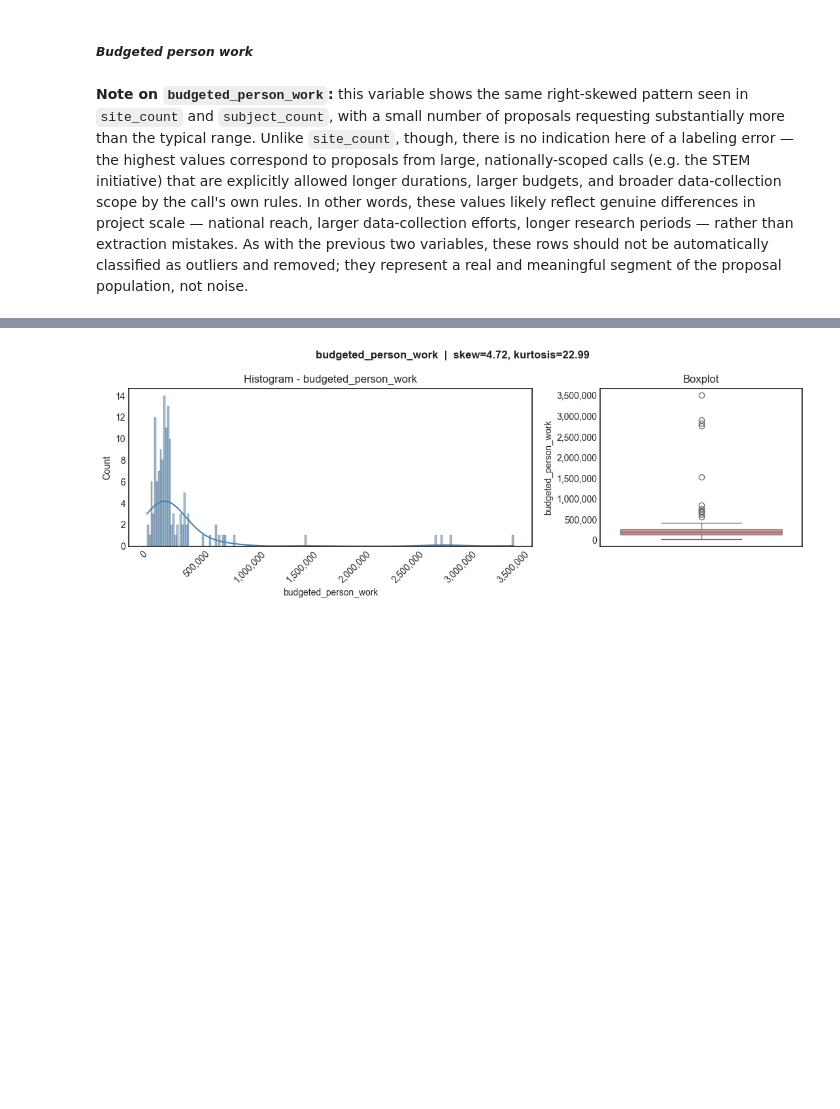
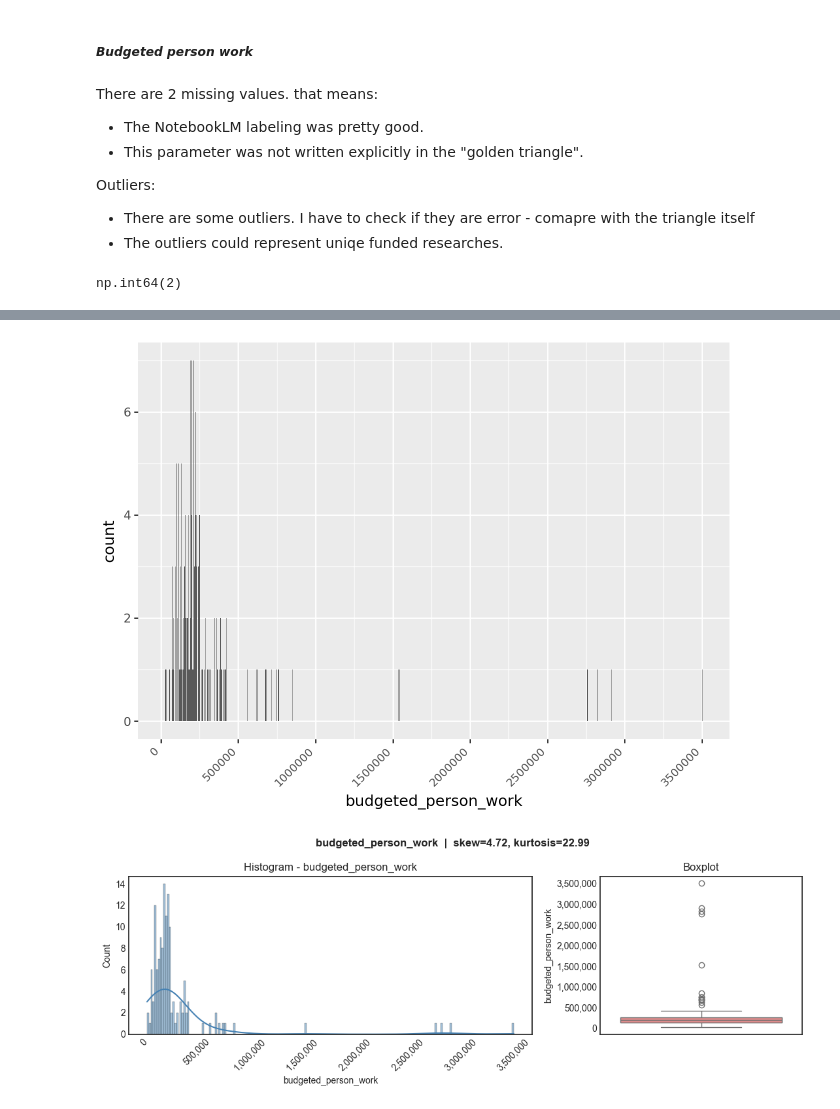
Before and after one commit to idowein/MOECSO, a Jupyter notebook: budget_estimation/Budget_estimation.ipynb, the cells around one changed output, grey strips where cells are left out. Cells and saved outputs as stored; diff of their text form; code cells hidden in the pictures; blank space fills up the shorter version.

```diff
--- a/budget_estimation/Budget_estimation.ipynb
+++ b/budget_estimation/Budget_estimation.ipynb
@@ -329,7 +373,17 @@ plt.show()
 # %% [markdown]
 ##### *Budgeted person work*
 # %% [markdown]
-**Note on `budgeted_person_work`:** this variable shows the same right-skewed pattern seen in `site_count` and `subject_count`, with a small number of proposals requesting substantially more than the typical range. Unlike `site_count`, though, there is no indication here of a labeling error — the highest values correspond to proposals from large, nationally-scoped calls (e.g. the STEM initiative) that are explicitly allowed longer durations, larger budgets, and broader data-collection scope by the call's own rules. In other words, these values likely reflect genuine differences in project scale — national reach, larger data-collection efforts, longer research periods — rather than extraction mistakes. As with the previous two variables, these rows should not be automatically classified as outliers and removed; they represent a real and meaningful segment of the proposal population, not noise.
+There are 2 missing values. that means:
+- The NotebookLM labeling was pretty good.
+- This parameter was not written explicitly in the "golden triangle".
+
+Outliers:
+- There are some outliers. I have to check if they are error - comapre with the triangle itself
+- The outliers could represent uniqe funded researches.
+# %%
+df_clean["budgeted_person_work"].isna().sum()
+# %% [output]
+np.int64(2)
 # %%
 top_n = 10
 largest_site_count = df_clean.nlargest(top_n, "budgeted_person_work")[
@@ -348,6 +402,13 @@ display(largest_site_count)
 | 28 | דורית_טובין_25.txt | פרופ' דורית טובין | למידת מורים מקצועית בבית הספר | 36.0 | 748440.0 |
 | 33 | איריס_בן_דוד_הדר_25.txt | איריס בן דוד הדר | הערכת השפעת פיילוט הלמידה המקצועי... | 36.0 | 715000.0 |
 | 45 | יאיר_זיו_23.txt | פרופ' יאיר זיו, פרופ' אסתר עדי יפה | הערכת תכניות להכשרה פדגוגית של מח... | 36.0 | 684000.0 |
+# %%
+pln.ggplot(df_clean, pln.aes(x='budgeted_person_work')) \
+    + pln.geom_histogram(bins=750) \
+    + pln.scale_x_continuous(breaks=range(0, 4000000, 500000)) \
+    + pln.theme(axis_text_x=pln.element_text(size=8, angle=45, hjust=1))
+# %% [output]
+[figure, added]
 # %%
 from matplotlib.ticker import FuncFormatter
 
```
Also changed, not shown: parts of 85 cells of this notebook.
